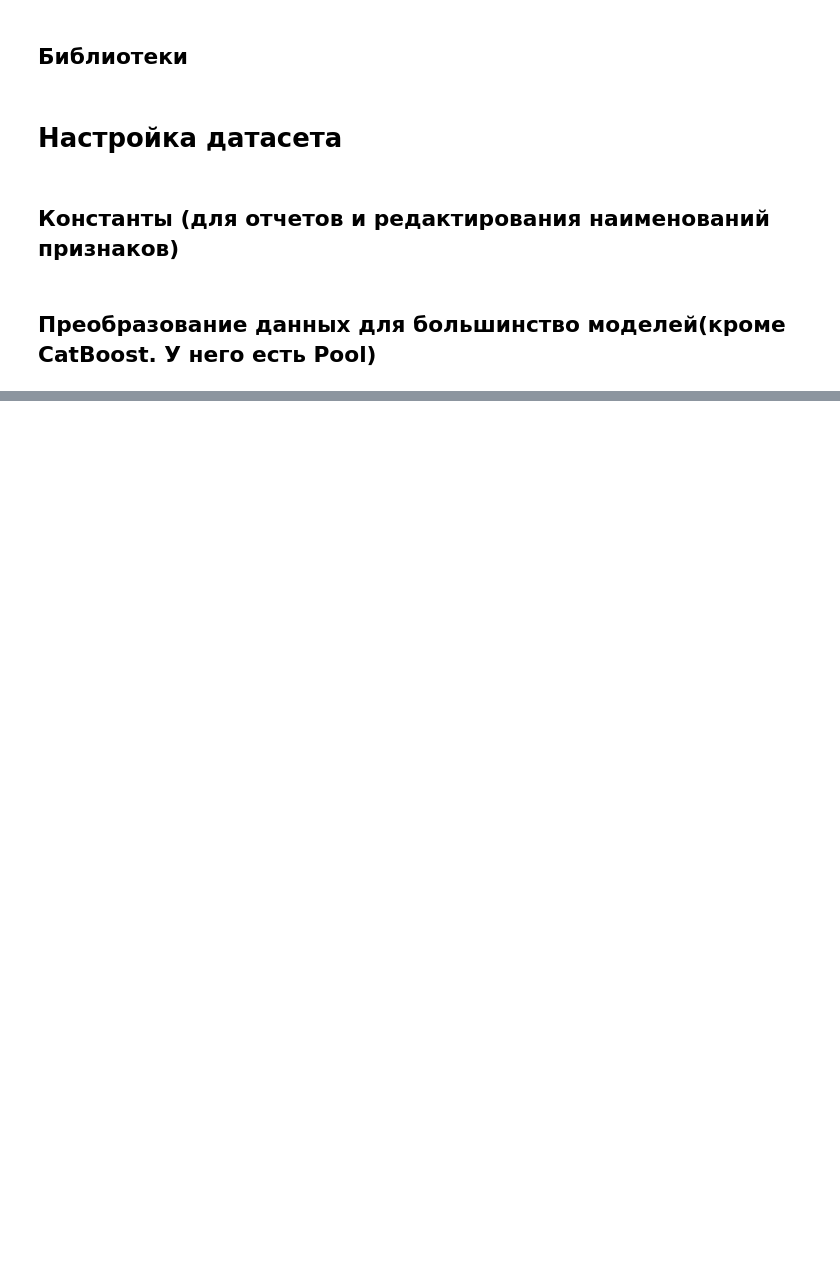
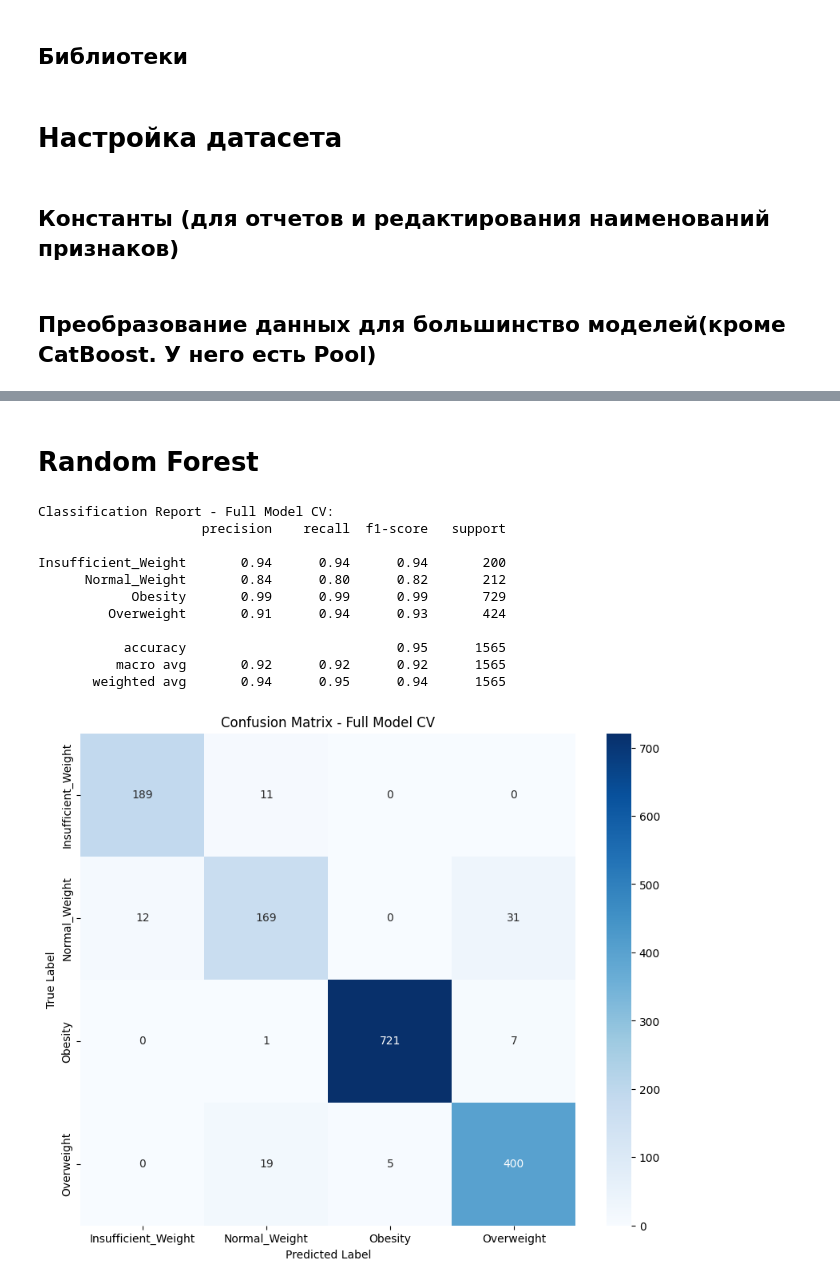
Before and after one commit to AlexTilta/Multiclass_prediction_of_obesity_risk, a Jupyter notebook: 02_ML.ipynb, the cells around one changed output, grey strips where cells are left out. Cells and saved outputs as stored; diff of their text form; code cells hidden in the pictures; blank space fills up the shorter version.

```diff
--- a/02_ML.ipynb
+++ b/02_ML.ipynb
@@ -178,0 +277,20 @@ df
+# %% [markdown]
+# Random Forest
+# %%
+rf_pipeline = make_pipeline(
+    RandomForestClassifier(n_estimators=100, max_depth=10, random_state=42, n_jobs=-1)
+)
+make_model(rf_pipeline, X_train, y_train)
+# %% [output]
+Classification Report - Full Model CV:
+                     precision    recall  f1-score   support
+
+Insufficient_Weight       0.94      0.94      0.94       200
+      Normal_Weight       0.84      0.80      0.82       212
+            Obesity       0.99      0.99      0.99       729
+         Overweight       0.91      0.94      0.93       424
+
+           accuracy                           0.95      1565
+          macro avg       0.92      0.92      0.92      1565
+       weighted avg       0.94      0.95      0.94      1565
+[figure, added]
```
Also changed, not shown: parts of 14 cells of this notebook.
